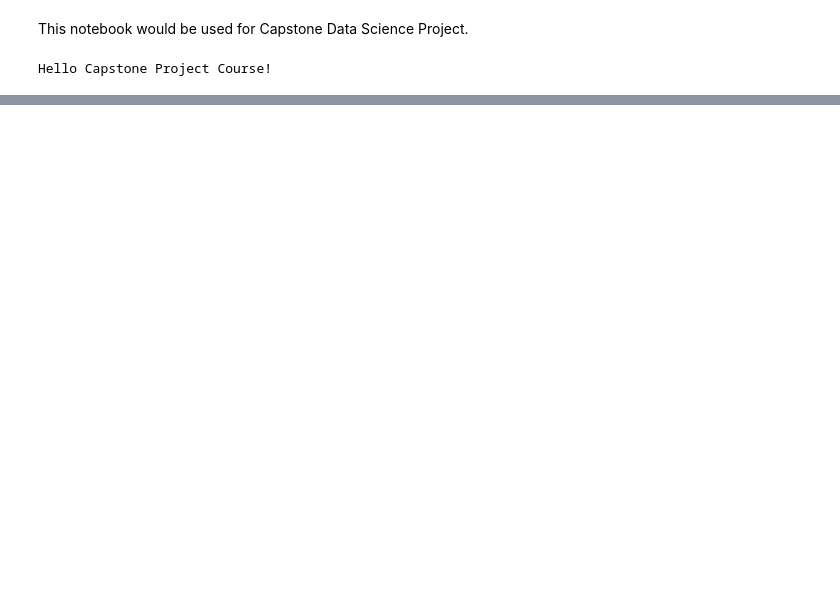
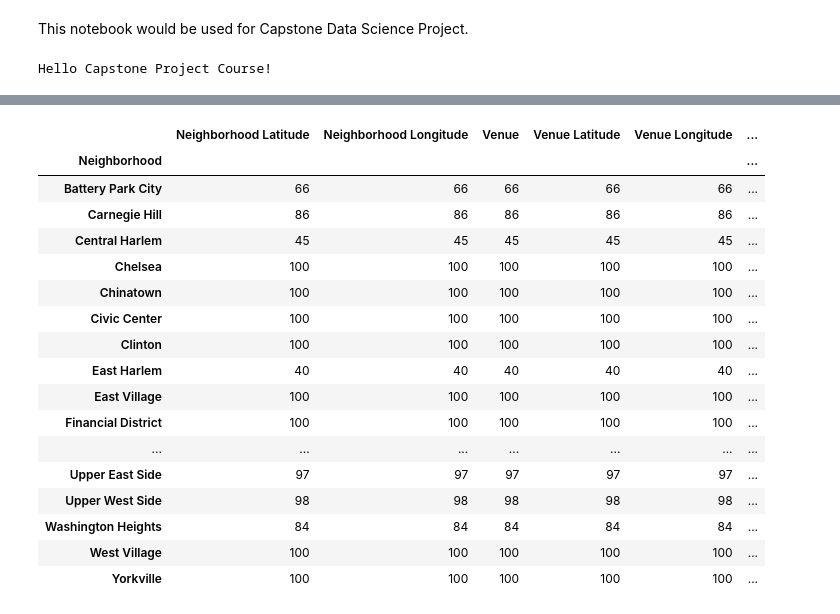
Before and after one commit to somkhil/Coursera_Capstone, a Jupyter notebook: Coursera_Capstone.ipynb, the cells around one changed output, grey strips where cells are left out. Cells and saved outputs as stored; diff of their text form; code cells hidden in the pictures; blank space fills up the shorter version.

```diff
--- a/Coursera_Capstone.ipynb
+++ b/Coursera_Capstone.ipynb
@@ -227,0 +211,13 @@ map_clusters
+# %%
+# type your answer here
+LIMIT = 100
+radius = 500
+url = 'https://api.foursquare.com/v2/venues/explore?&client_id={}&client_secret={}&v={}&ll={},{}&radius={}&limit={}'.format(
+    CLIENT_ID,
+    CLIENT_SECRET,
+    VERSION,
+    neighborhood_latitude,
+    neighborhood_longitude,
+    radius,
+    LIMIT)
+url
@@ -227,0 +226,3 @@ map_clusters
+# %%
+results = requests.get(url).json()
+results
@@ -227,0 +247,16 @@ map_clusters
+# %%
+venues = results['response']['groups'][0]['items']
+
+nearby_venues = json_normalize(venues) # flatten JSON
+
+# filter columns
+filtered_columns = ['venue.name', 'venue.categories', 'venue.location.lat', 'venue.location.lng']
+nearby_venues =nearby_venues.loc[:, filtered_columns]
+
+# filter the category for each row
+nearby_venues['venue.categories'] = nearby_venues.apply(get_category_type, axis=1)
+
+# clean columns
+nearby_venues.columns = [col.split(".")[-1] for col in nearby_venues.columns]
+
+nearby_venues.head()
@@ -227,0 +314,5 @@ map_clusters
+# %%
+manhattan_venues = getNearbyVenues(names=manhattan_data['Neighborhood'],
+                                   latitudes=manhattan_data['Latitude'],
+                                   longitudes=manhattan_data['Longitude']
+                                  )
@@ -227,0 +348,21 @@ map_clusters
+# %%
+manhattan_venues.groupby('Neighborhood').count()
+# %% [output]
+|  | Neighborhood Latitude | Neighborhood Longitude | Venue | Venue Latitude | Venue Longitude | ... |
+| Neighborhood |  |  |  |  |  | ... |
+| Battery Park City | 66 | 66 | 66 | 66 | 66 | ... |
+| Carnegie Hill | 86 | 86 | 86 | 86 | 86 | ... |
+| Central Harlem | 45 | 45 | 45 | 45 | 45 | ... |
+| Chelsea | 100 | 100 | 100 | 100 | 100 | ... |
+| Chinatown | 100 | 100 | 100 | 100 | 100 | ... |
+| Civic Center | 100 | 100 | 100 | 100 | 100 | ... |
+| Clinton | 100 | 100 | 100 | 100 | 100 | ... |
+| East Harlem | 40 | 40 | 40 | 40 | 40 | ... |
+| East Village | 100 | 100 | 100 | 100 | 100 | ... |
+| Financial District | 100 | 100 | 100 | 100 | 100 | ... |
+| ... | ... | ... | ... | ... | ... | ... |
+| Upper East Side | 97 | 97 | 97 | 97 | 97 | ... |
+| Upper West Side | 98 | 98 | 98 | 98 | 98 | ... |
+| Washington Heights | 84 | 84 | 84 | 84 | 84 | ... |
+| West Village | 100 | 100 | 100 | 100 | 100 | ... |
+| Yorkville | 100 | 100 | 100 | 100 | 100 | ... |
```
Also changed, not shown: parts of 45 cells of this notebook.
